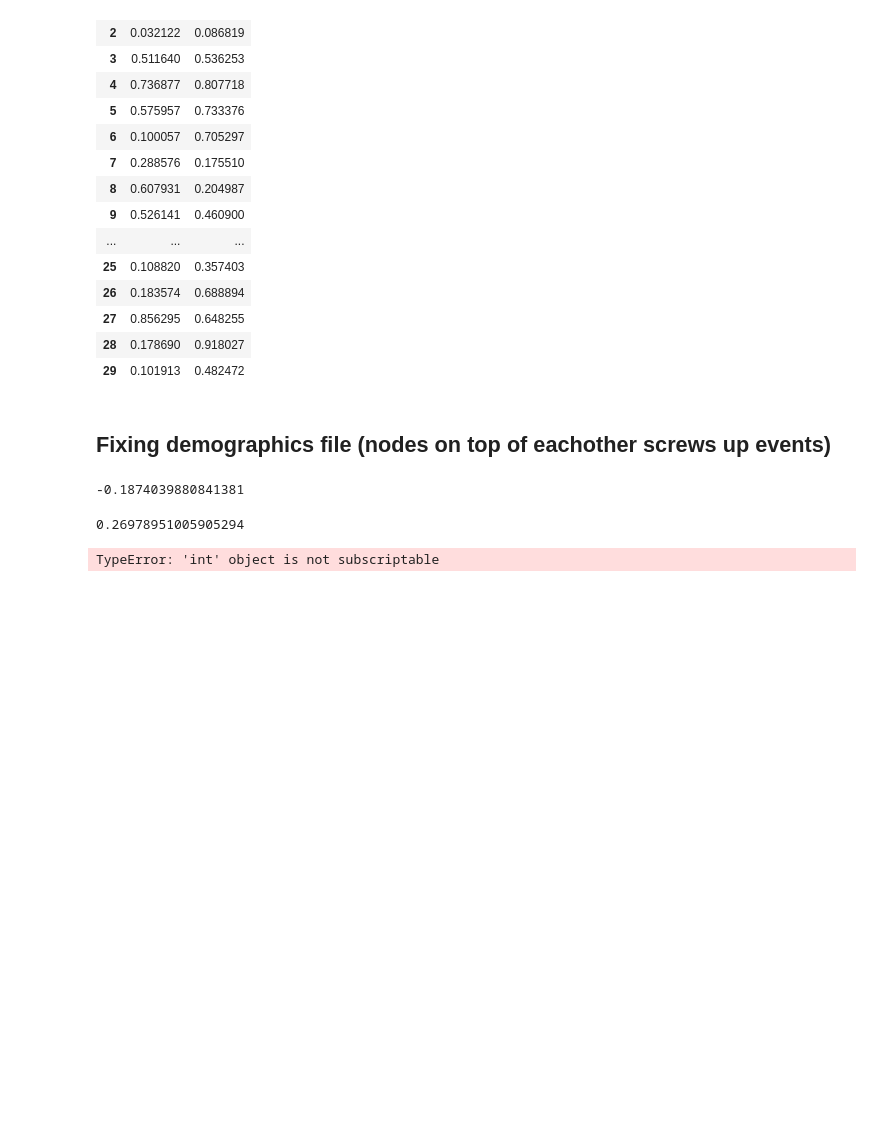
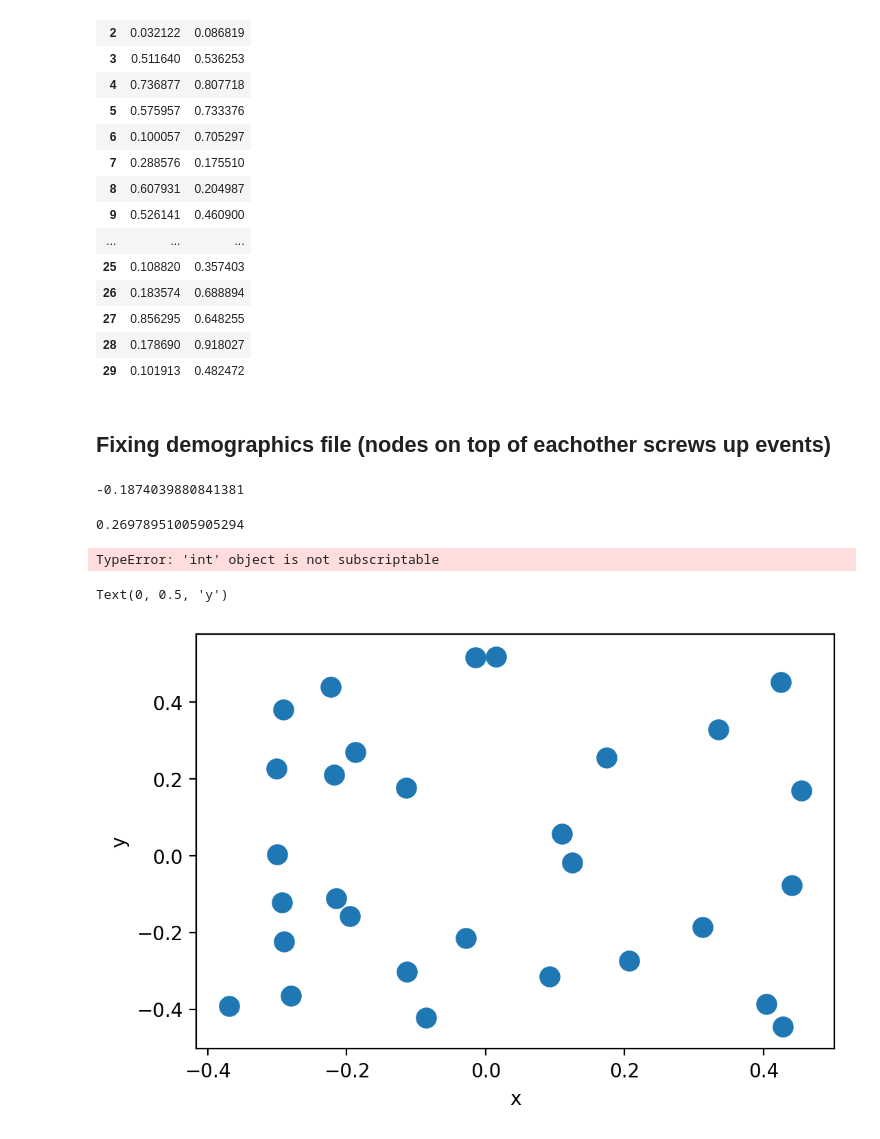
Before and after one commit to jgsuresh/sandbox-jsuresh, a Jupyter notebook: rcd_smallscale_sims/coordinates_and_migration_rates.ipynb, the cells around one changed output. Saved outputs shown, nothing was run; the diff lists cells and outputs as text; code cells hidden in the pictures; blank space fills up the shorter version.

```diff
--- a/rcd_smallscale_sims/coordinates_and_migration_rates.ipynb
+++ b/rcd_smallscale_sims/coordinates_and_migration_rates.ipynb
@@ -138,3 +138,13 @@ coords_df["y_centered"].iloc[ni-1]
  ni["NodeAttributes"]
 # %% [output]
 TypeError: 'int' object is not subscriptable
+# %%
+plt.figure(dpi=200)
+x = coords_df["x_centered"]
+y = coords_df["y_centered"]
+plt.scatter(x,y,s=100)
+plt.xlabel("x")
+plt.ylabel("y")
+# %% [output]
+Text(0, 0.5, 'y')
+[figure, added]
```
Also changed, not shown: parts of 1 cell of this notebook, 8 other files.
